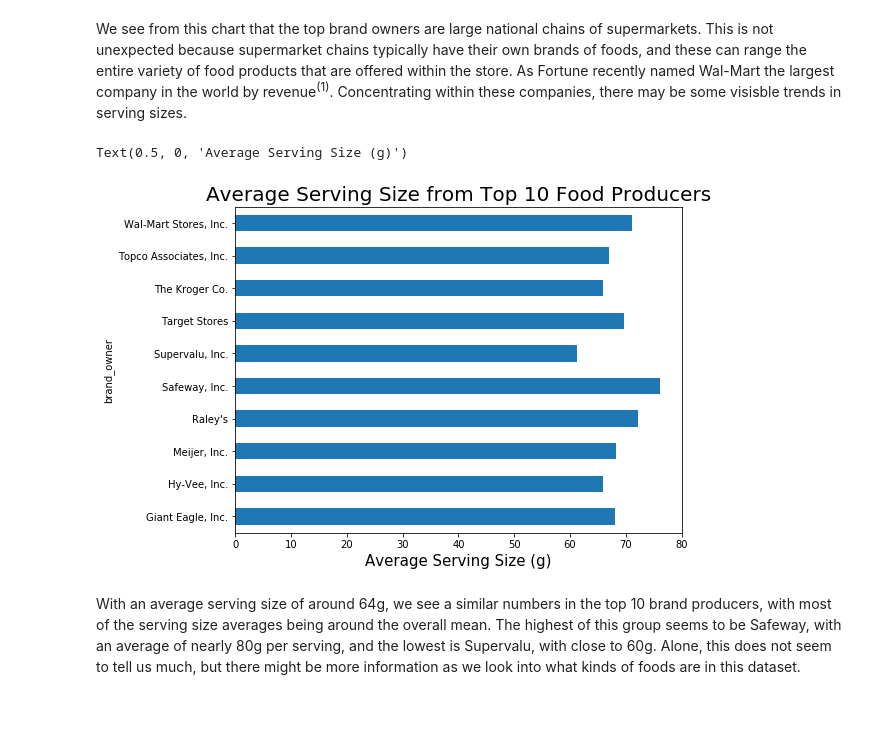
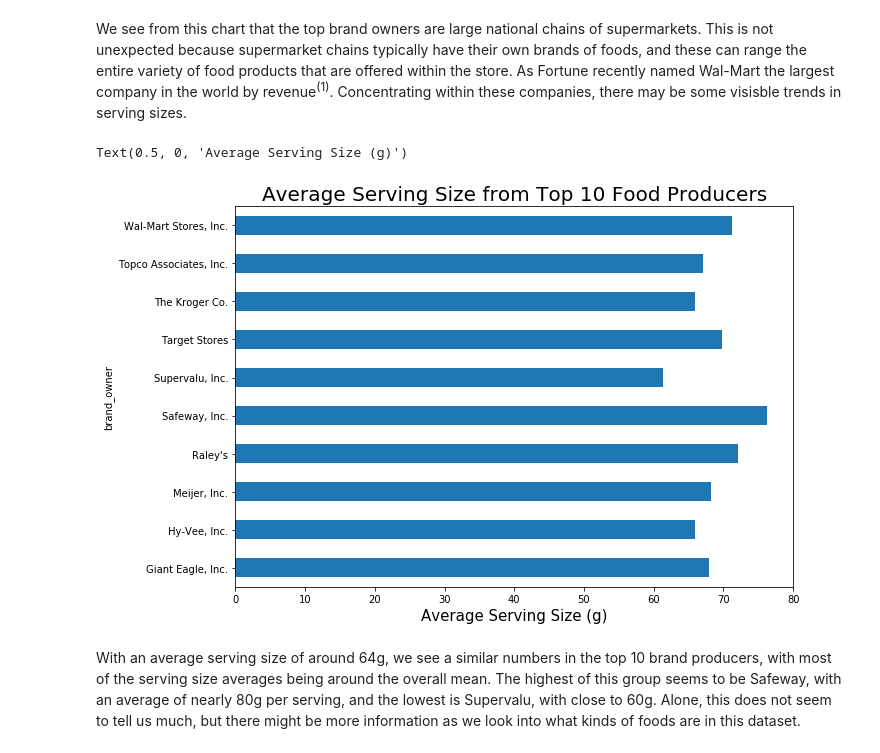
Before and after one commit to ondovj/serving_size_modeling, a Jupyter notebook: code/2-eda.ipynb, the cells around one changed output. Cells and saved outputs as stored; diff of their text form; code cells hidden in the pictures; blank space fills up the shorter version.

```diff
--- a/code/2-eda.ipynb
+++ b/code/2-eda.ipynb
@@ -130,18 +137,18 @@ We see from this chart that the top brand owners are large national chains of su
 # %%
 # making a list of the top 10 brand owners
 top_brands = foods["brand_owner"].value_counts(ascending=False).head(10).index
 
 # isolating top companies
 top_companies = foods[foods["brand_owner"].isin(top_brands)]
 
 # finding the average serv_size of their products
-plt.figure(figsize=(8, 6))
+plt.figure(figsize=(10, 7))
 foods[foods["brand_owner"].isin(top_brands)].groupby("brand_owner")["serving_size"].mean().plot(kind="barh")
 plt.title("Average Serving Size from Top 10 Food Producers", size=20)
 plt.xlabel("Average Serving Size (g)", size=15)
 # %% [output]
 Text(0.5, 0, 'Average Serving Size (g)')
-[figure, old version]
+[figure, new version]
 # %% [markdown]
 With an average serving size of around 64g, we see a similar numbers in the top 10 brand producers, with most of the serving size averages being around the overall mean. The highest of this group seems to be Safeway, with an average of nearly 80g per serving, and the lowest is Supervalu, with close to 60g. Alone, this does not seem to tell us much, but there might be more information as we look into what kinds of foods are in this dataset.
 # %%
```
Also changed, not shown: parts of 30 cells of this notebook, 4 other files.
